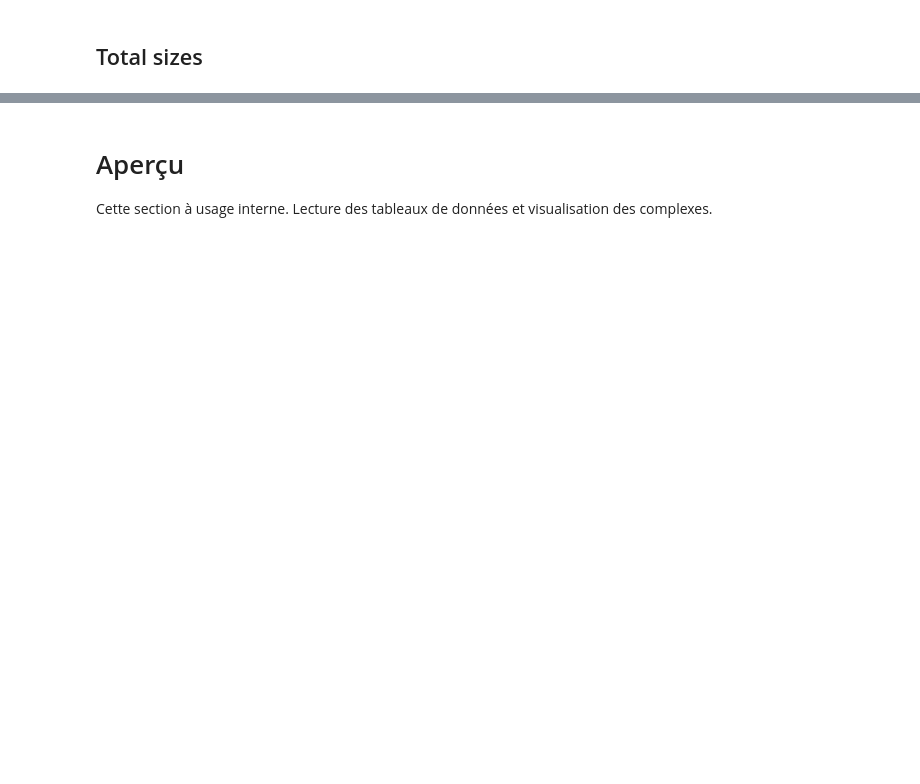
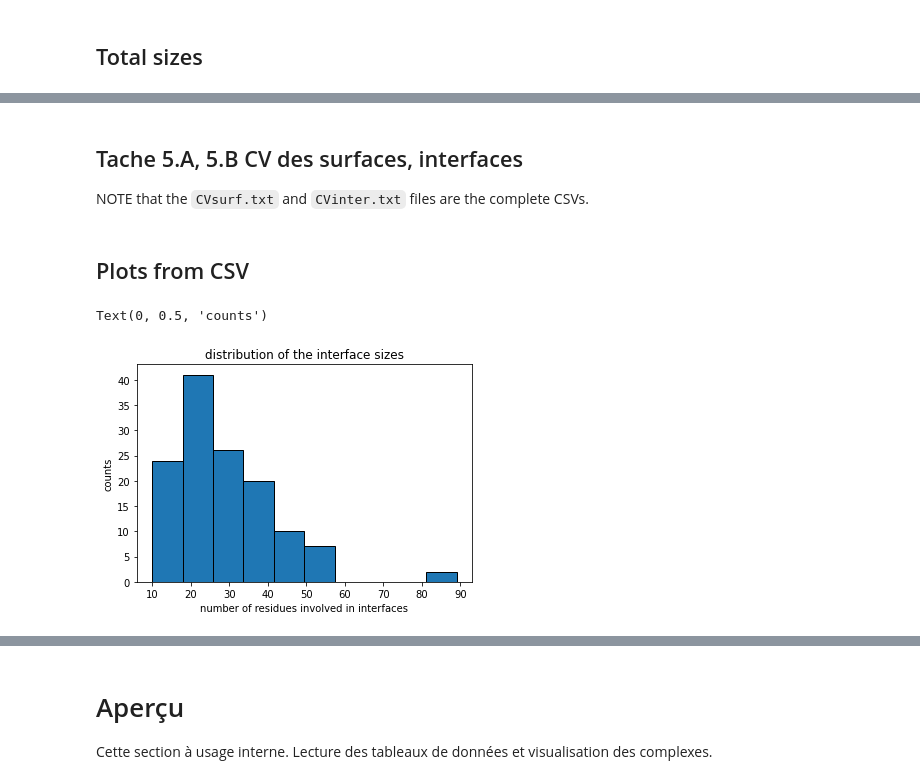
Before and after one commit to annelopes/M1_BioinfoStructurale, a Jupyter notebook: scripts/BSanalysis2.ipynb, the cells around one changed output, grey strips where cells are left out. Saved outputs shown, nothing was run; the diff lists cells and outputs as text; code cells hidden in the pictures; blank space fills up the shorter version.

```diff
--- a/scripts/BSanalysis2.ipynb
+++ b/scripts/BSanalysis2.ipynb
@@ -560,0 +734,3 @@ for cp in os.listdir(cplxpath) :
+# %% [markdown]
+## Tache 5.A, 5.B CV des surfaces, interfaces
+NOTE that the `CVsurf.txt` and `CVinter.txt` files are the complete CSVs.
@@ -560,0 +766,13 @@ for cp in os.listdir(cplxpath) :
+# %% [markdown]
+## Plots from CSV
+# %%
+t53 = pd.read_csv("../../ppt/TP_1/CSV_kihara/tache5.3_taille_residus.csv", comment='#', index_col=0)
+sizes = pd.DataFrame(np.concatenate((t53.iloc[:, [0,2]], t53.iloc[:, [1,3]])),
+                     columns="surface interface".split())
+sizes.hist("interface", bins=10, grid=False, edgecolor='k')
+plt.title("distribution of the interface sizes")
+plt.xlabel("number of residues involved in interfaces")
+plt.ylabel("counts")
+# %% [output]
+Text(0, 0.5, 'counts')
+[figure, added]
```
Also changed, not shown: parts of 62 cells of this notebook, 24 other files.
